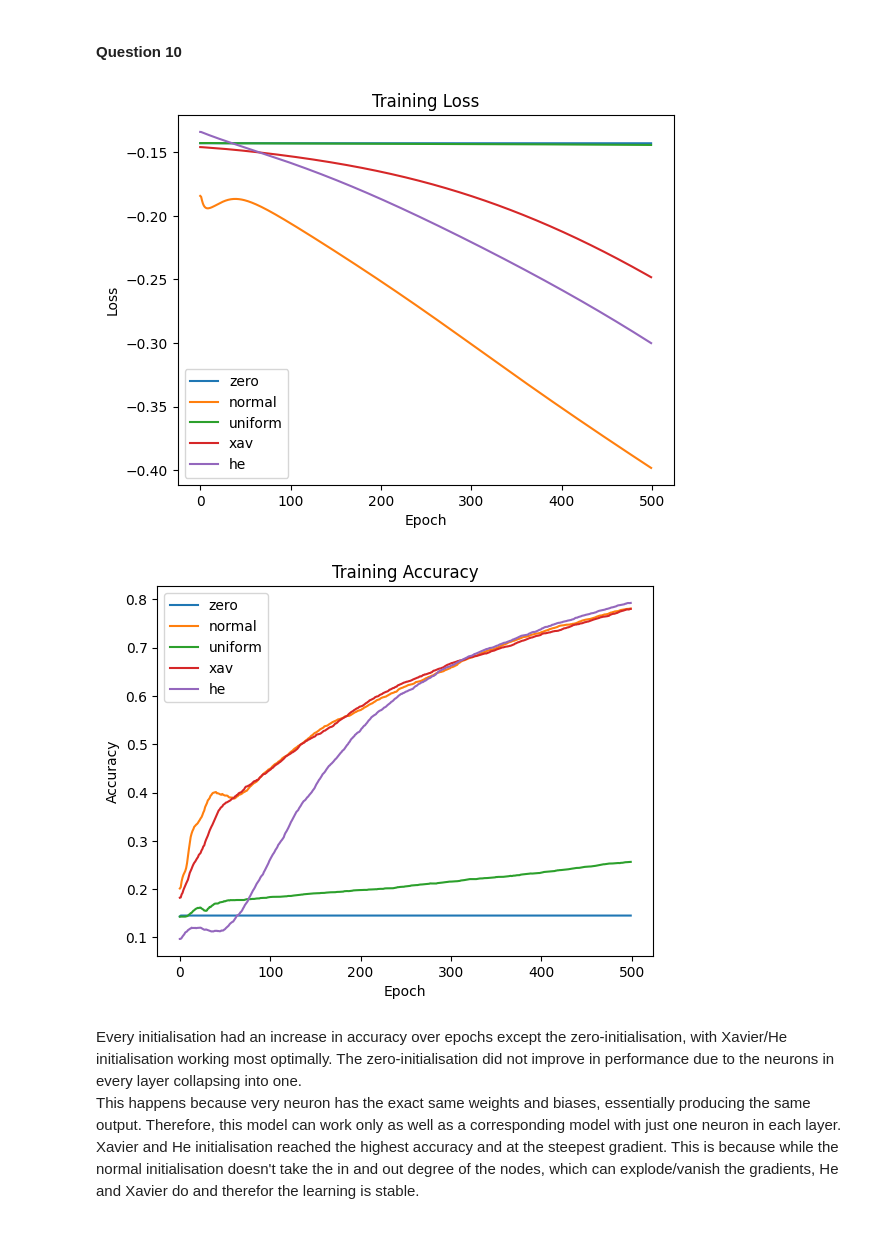
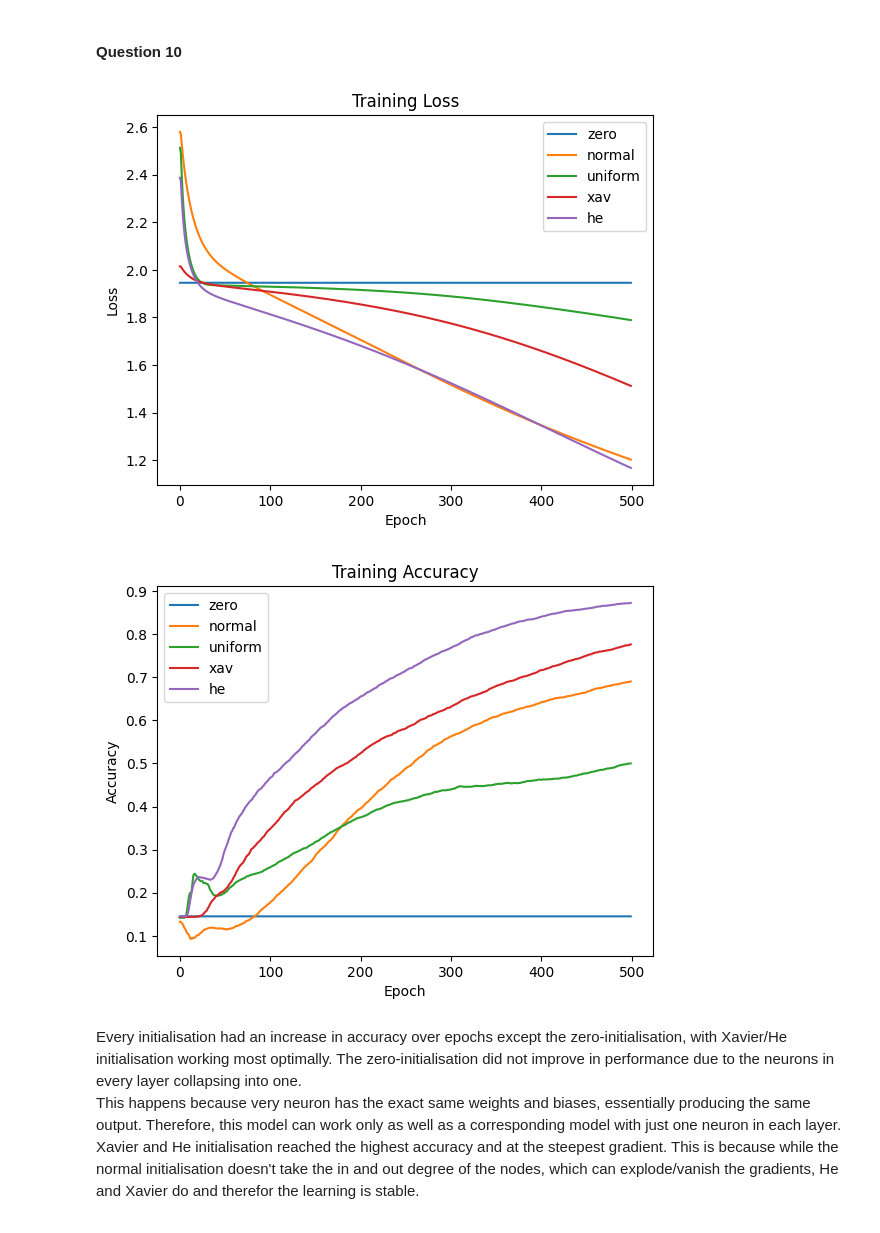
Before and after one commit to fusiatique/ci-assignments, a Jupyter notebook: Assignment_1_ANN/src/Main.ipynb, the cells around one changed output. Drawn from its saved outputs; the diff is of its cells as text; code cells hidden in the pictures.

```diff
--- a/Assignment_1_ANN/src/Main.ipynb
+++ b/Assignment_1_ANN/src/Main.ipynb
@@ -458,7 +458,7 @@ def Loss(y_true, y_pred):
     pred_correct_prob = y_probs[np.arange(N), y_true.astype(int) - 1]
     # must add a tiny value to the probability in the case that it's 0, as the log of 0 is negative infinity.
     eps = 1e-10
-    loss = -np.mean((np.clip(pred_correct_prob, eps, pred_correct_prob)))
+    loss = -np.mean(np.log(np.clip(pred_correct_prob, eps, 1.0)))
     # Create a matrix with same shape as y_pred, but turned to 0s and 1s according to predicted probabilities.
     one_hot = np.zeros_like(y_probs)
     one_hot[np.arange(N), y_true.astype(int) - 1] = 1
@@ -564,6 +564,7 @@ def experiment(hidden_sizes, features, classes, init_method, epoch, lr, beta):
     Returns:
         losses: losses after each epoch as list
         accs: accuracies after each epoch as list
+        net: the ANN instance used as the model for this experiment
 
     """
     # initialise new network
@@ -577,44 +578,44 @@ def experiment(hidden_sizes, features, classes, init_method, epoch, lr, beta):
         epoch_loss, epoch_acc = train(net, train_x, train_y, Loss, lr, beta)
         losses.append(np.mean(epoch_loss))
         accs.append(np.mean(epoch_acc))
-    return (losses, accs)
+    return (losses, accs, net)
 
 # run experiments
-losses_zero, accs_zero = experiment([8], 10, 7, 0, 500, 0.1, 0.8)
-losses_normal, accs_normal = experiment([8], 10, 7, 1, 500, 0.1, 0.8)
-losses_uniform, accs_uniform = experiment([8], 10, 7, 2, 500, 0.1, 0.8)
-losses_xav, accs_xav = experiment([8], 10, 7, 3, 500, 0.1, 0.8)
-losses_he, accs_he = experiment([8], 10, 7, 4, 500, 0.1, 0.8)
+losses_zero, accs_zero, _ = experiment([8], 10, 7, 0, 500, 0.1, 0.8)
+losses_normal, accs_normal, _ = experiment([8], 10, 7, 1, 500, 0.1, 0.8)
+losses_uniform, accs_uniform, _ = experiment([8], 10, 7, 2, 500, 0.1, 0.8)
+losses_xav, accs_xav, _ = experiment([8], 10, 7, 3, 500, 0.1, 0.8)
+losses_he, accs_he, _ = experiment([8], 10, 7, 4, 500, 0.1, 0.8)
 
 
 # loss
 plt.figure()
 plt.plot(losses_zero, label = 'zero')
 plt.plot(losses_normal, label = 'normal')
 plt.plot(losses_uniform, label = 'uniform')
 plt.plot(losses_xav, label = 'xav')
 plt.plot(losses_he, label = 'he')
 plt.legend()
 plt.title("Training Loss")
 plt.xlabel("Epoch")
 plt.ylabel("Loss")
 plt.show()
 
 # accuracy
 plt.figure()
 plt.plot(accs_zero, label = 'zero')
 plt.plot(accs_normal, label = 'normal')
 plt.plot(accs_uniform, label = 'uniform')
 plt.plot(accs_xav, label = 'xav')
 plt.plot(accs_he, label = 'he')
 plt.legend()
 plt.title("Training Accuracy")
 plt.xlabel("Epoch")
 plt.ylabel("Accuracy")
 plt.show()
 # %% [output]
-[figure, old version]
+[figure, new version]
-[figure, old version]
+[figure, new version]
 # %% [markdown]
 <div>
 
```
Also changed, not shown: parts of 8 cells of this notebook.
